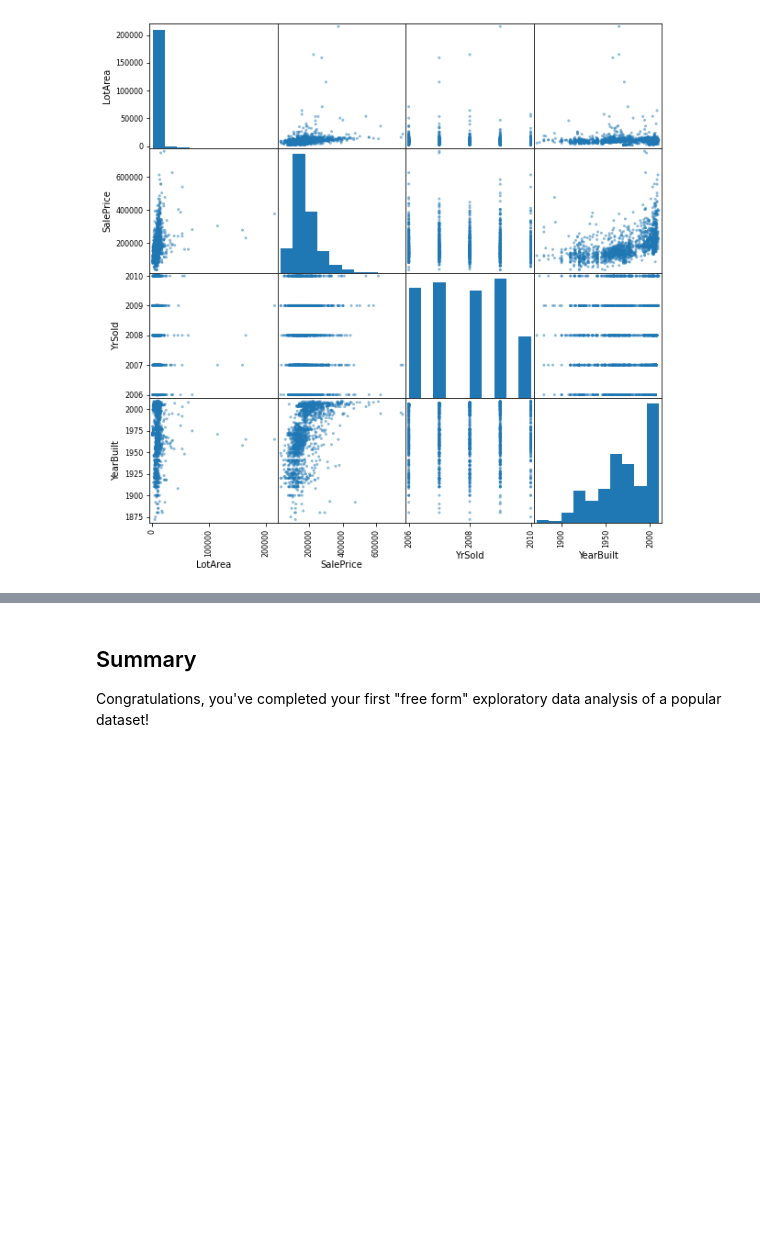
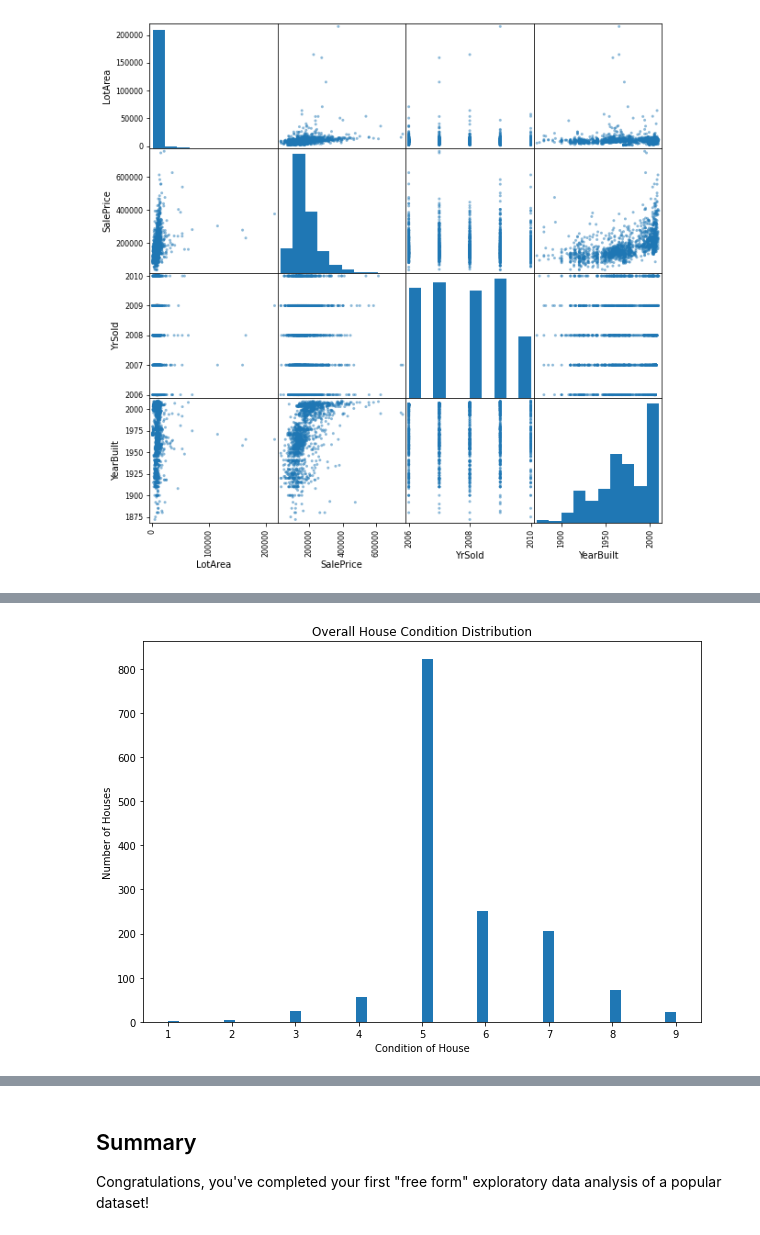
Before and after one commit to Marissa841/dsc-project-eda-with-pandas-online-ds-sp-000, a Jupyter notebook: index.ipynb, the cells around one changed output, grey strips where cells are left out. Drawn from its saved outputs; the diff is of its cells as text; code cells hidden in the pictures; blank space fills up the shorter version.

```diff
--- a/index.ipynb
+++ b/index.ipynb
@@ -113,4 +126,13 @@ AttributeError: module 'pandas' has no attribute 'plot'
 # %%
 # Create a plot that shows the Distribution of the overall house condition
+
+fig, ax = plt.subplots(figsize=(10, 7))
+
+ax.hist(df['OverallCond'], bins='auto');
+ax.set_title('Overall House Condition Distribution')
+ax.set_xlabel('Condition of House')
+ax.set_ylabel('Number of Houses');
+# %% [output]
+[figure, added]
 # %%
 # Create a Box Plot for SalePrice
```
Also changed, not shown: parts of 7 cells of this notebook.
